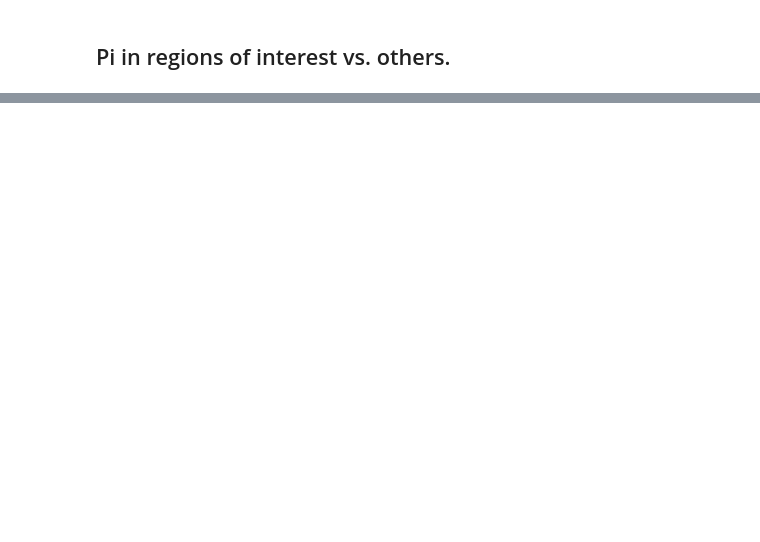
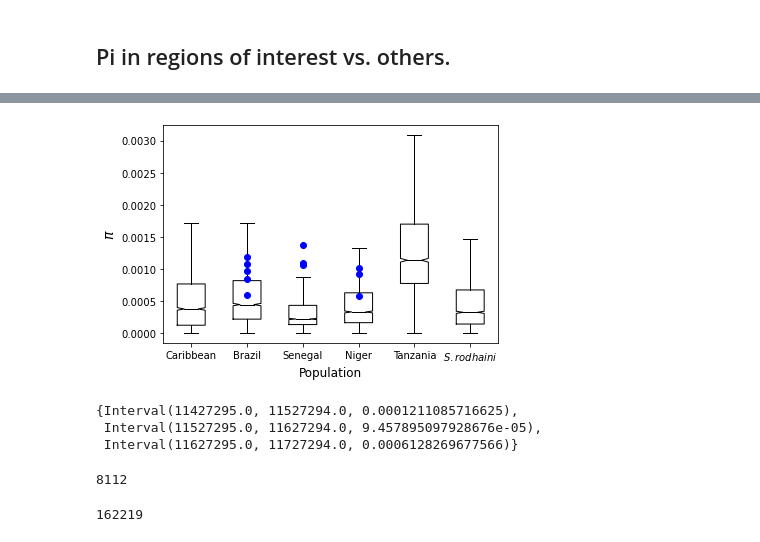
Before and after one commit to nealplatt/sch_man_nwinvasion, a Jupyter notebook: notebooks/test_of_selection.ipynb, the cells around one changed output, grey strips where cells are left out. Saved outputs shown, nothing was run; the diff lists cells and outputs as text; code cells hidden in the pictures; blank space fills up the shorter version.

```diff
--- a/notebooks/test_of_selection.ipynb
+++ b/notebooks/test_of_selection.ipynb
@@ -1256,0 +1029,36 @@ sig_regions_bed_df
+# %%
+pi_dfs={}
+
+for pop in ["brazil", "senegal", "niger", "tanzania", "caribbean", "rodhaini"]:
+    pi_dfs[pop] =pd.read_csv("results/pi/pi_boxplot_100kb_windows_{}.csv".format(pop), sep=",")
+# %%
+plt.boxplot([pi_dfs["caribbean"][pi_dfs["caribbean"]["n_snps"]>25]["pi"],
+             pi_dfs["brazil"][pi_dfs["brazil"]["n_snps"]>25]["pi"],
+             pi_dfs["senegal"][pi_dfs["senegal"]["n_snps"]>25]["pi"],
+             pi_dfs["niger"][pi_dfs["niger"]["n_snps"]>25]["pi"],
+             pi_dfs["tanzania"][pi_dfs["tanzania"]["n_snps"]>25]["pi"],
+             pi_dfs["rodhaini"][pi_dfs["rodhaini"]["n_snps"]>25]["pi"]],
+            showfliers=False,
+            notch=True,
+            labels=["Caribbean", "Brazil", "Senegal", "Niger", "Tanzania", "$\it{S. rodhaini}$"],
+            medianprops=dict(color="black", lw=1))
+plt.xlabel("Population", fontsize=12)
+plt.ylabel("$\pi$", fontsize=14)
+
+
+x_pos={"caribbean" : 1,
+       "brazil"    : 2,
+       "senegal"   : 3,
+       "niger"     : 4,
+       "tanzania"  : 5,
+       "rodhaini"  : 6 }
+
+for index, row in sig_regions_bed_df.iterrows():
+    x=x_pos[row["pop"]]
+    y=row["pi"]
+    plt.plot(x, y, 'b.', markersize=12)
+#plt.savefig("results/pi/pi_boxplot_100kb_windows_wpeaks.svg")
+#plt.savefig("results/pi/pi_boxplot_100kb_windows_wpeaks.png", dpi=300)
+plt.show()
+# %% [output]
+[figure, added]
@@ -1256,0 +1101,6 @@ sig_regions_bed_df
+# %%
+pi_trees[chrom][start: stop]
+# %% [output]
+{Interval(11427295.0, 11527294.0, 0.0001211085716625),
+ Interval(11527295.0, 11627294.0, 9.457895097928676e-05),
+ Interval(11627295.0, 11727294.0, 0.0006128269677566)}
@@ -1256,0 +1112,8 @@ sig_regions_bed_df
+# %%
+len(windows)
+# %% [output]
+8112
+# %%
+len(chr_pos)
+# %% [output]
+162219
```
Also changed, not shown: parts of 40 cells of this notebook, 2 other files.
